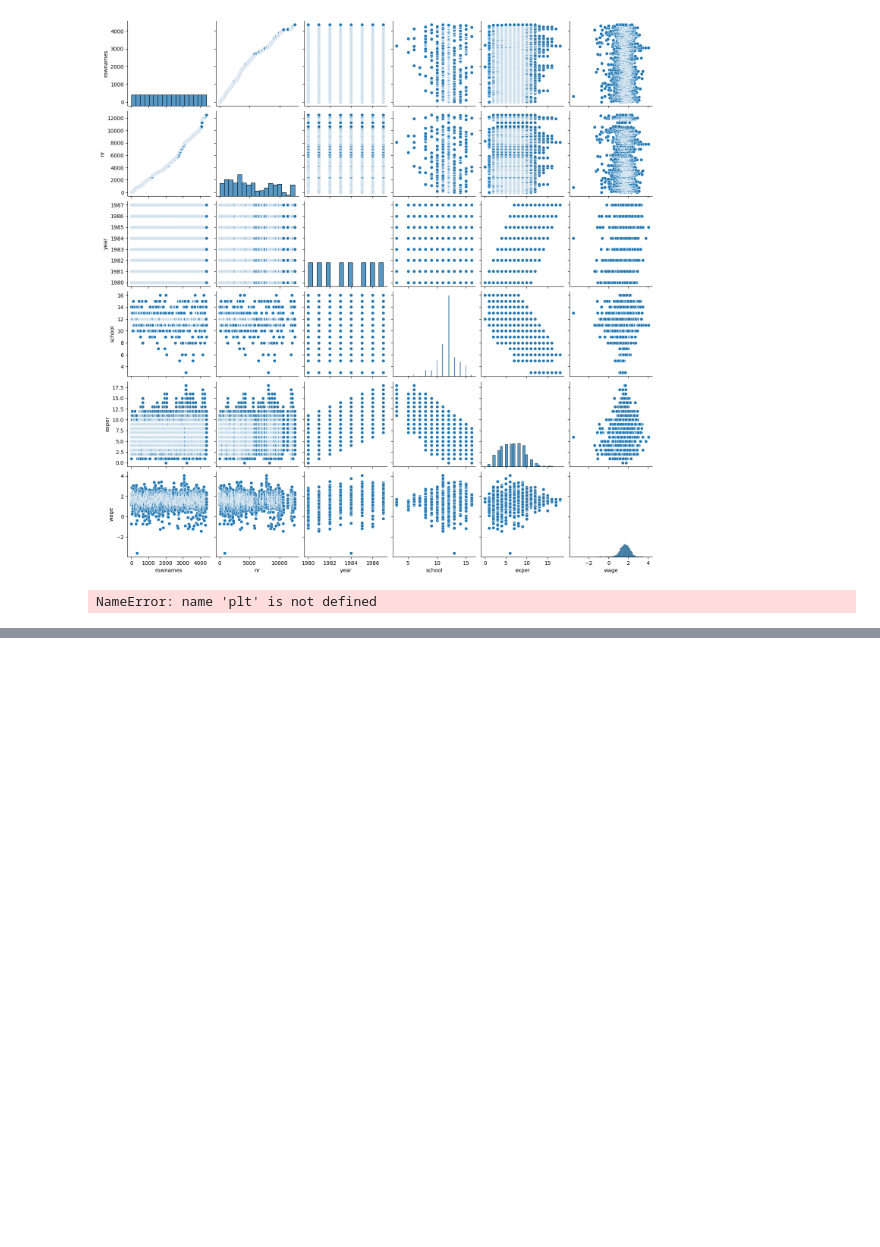
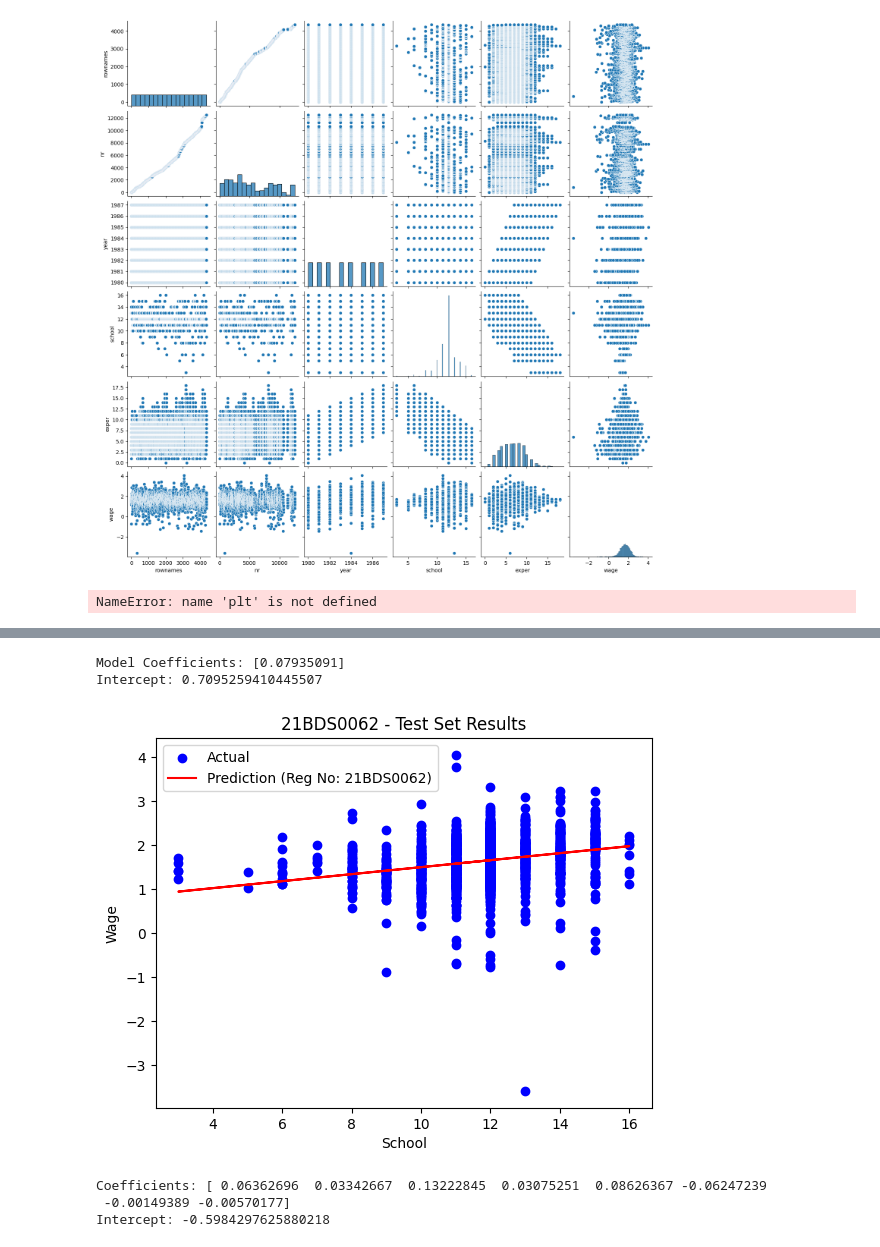
Before and after one commit to Jermish-Justin/EDA-DA, a Jupyter notebook: 21BDS0062_EDA_DA.ipynb, the cells around one changed output, grey strips where cells are left out. Saved outputs shown, nothing was run; the diff lists cells and outputs as text; code cells hidden in the pictures; blank space fills up the shorter version.

```diff
--- a/21BDS0062_EDA_DA.ipynb
+++ b/21BDS0062_EDA_DA.ipynb
@@ -208,0 +246,57 @@ NameError: name 'plt' is not defined
+# %%
+from sklearn.model_selection import train_test_split
+from sklearn.linear_model import LinearRegression
+import numpy as np
+
+# Select independent (X) and dependent (Y) variables
+X = males_data_cleaned[['school']].values  # Independent feature
+Y = males_data_cleaned['wage'].values      # Dependent feature
+
+# Split the dataset into training and test sets
+X_train, X_test, Y_train, Y_test = train_test_split(X, Y, test_size=1/3, random_state=42)
+
+# Fit Simple Linear Regression model
+reg1 = LinearRegression()
+reg1.fit(X_train, Y_train)
+
+# Check residuals error (summary)
+print(f"Model Coefficients: {reg1.coef_}")
+print(f"Intercept: {reg1.intercept_}")
+
+# Predict the test set results
+y_pred = reg1.predict(X_test)
+
+# Visualize the test set results
+plt.scatter(X_test, Y_test, color='blue', label='Actual')
+plt.plot(X_test, y_pred, color='red', label='Prediction (Reg No: 21BDS0062)')
+plt.title('21BDS0062 - Test Set Results')
+plt.xlabel('School')
+plt.ylabel('Wage')
+plt.legend()
+plt.show()
+# %% [output]
+Model Coefficients: [0.07935091]
+Intercept: 0.7095259410445507
+[figure, added]
+# %%
+# Drop rows where 'log_wage' is NaN in both features and target variable
+males_data_cleaned = males_data_cleaned.dropna(subset=['log_wage'])
+
+# Update independent and dependent variables after removing NaN rows
+X_multi = males_data_cleaned[features]
+Y_multi = males_data_cleaned['log_wage']
+
+# Split dataset again after cleaning
+X_train_multi, X_test_multi, Y_train_multi, Y_test_multi = train_test_split(X_multi, Y_multi, test_size=1/3, random_state=42)
+
+# Create and fit the model
+reg2 = LinearRegression()
+reg2.fit(X_train_multi, Y_train_multi)
+
+# Display model coefficients and intercept
+print(f"Coefficients: {reg2.coef_}")
+print(f"Intercept: {reg2.intercept_}")
+# %% [output]
+Coefficients: [ 0.06362696  0.03342667  0.13222845  0.03075251  0.08626367 -0.06247239
+ -0.00149389 -0.00570177]
+Intercept: -0.5984297625880218
```
Also changed, not shown: parts of 6 cells of this notebook.
